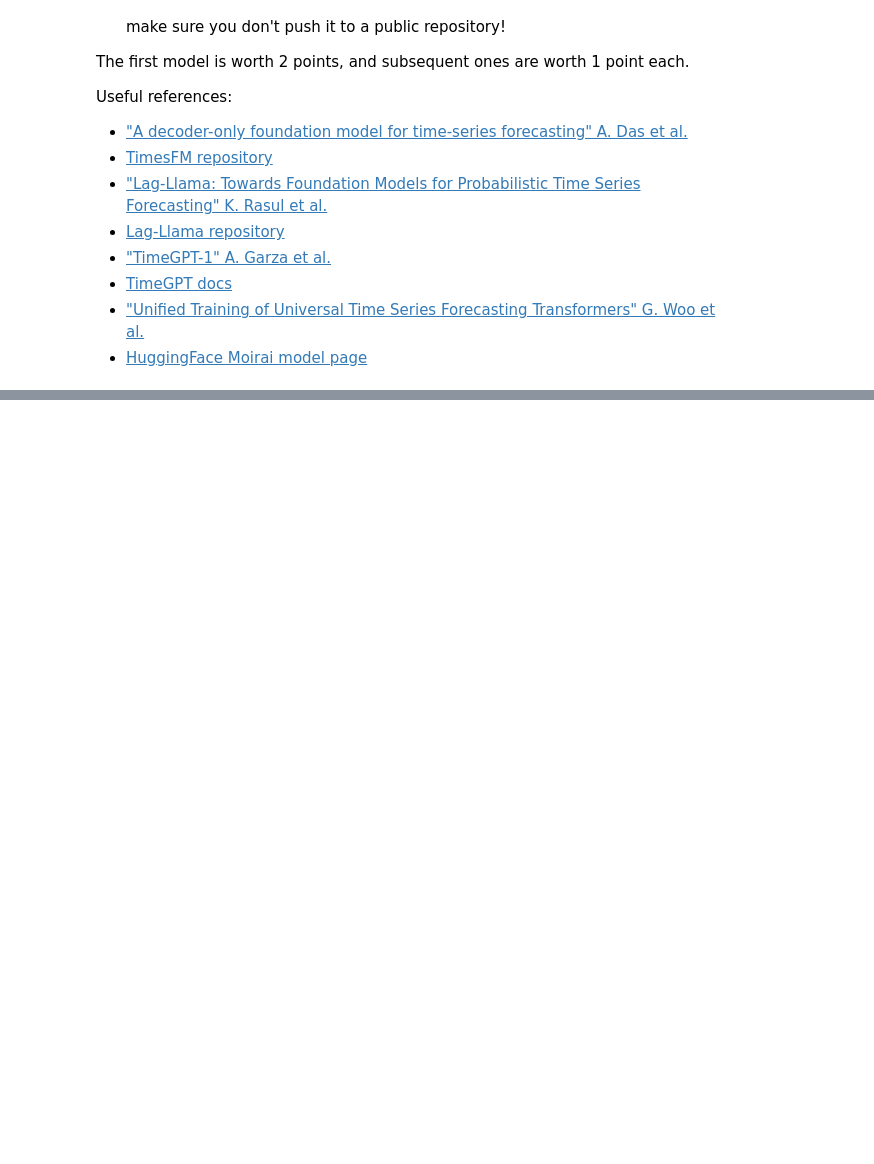
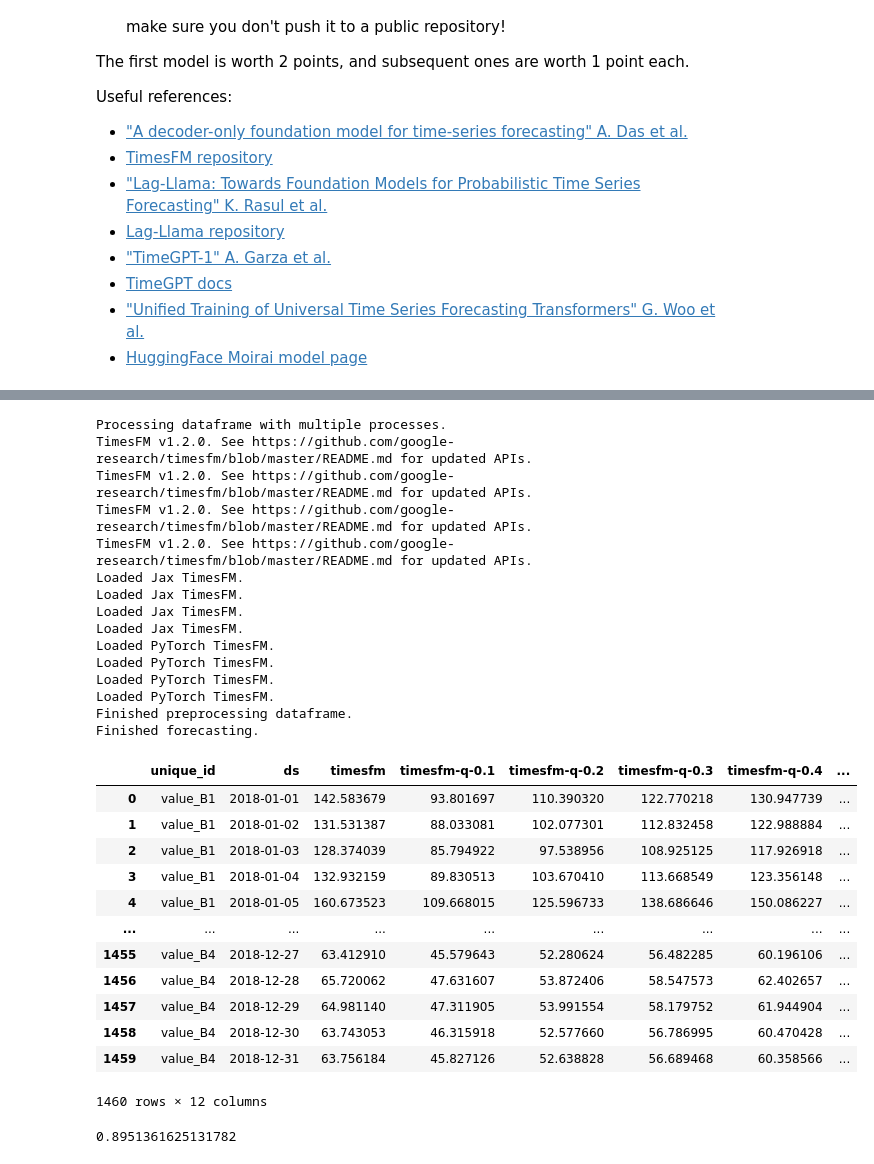
Before and after one commit to mwardynski/machine-learning, a Jupyter notebook: lab4-5/lab5.ipynb, the cells around one changed output, grey strips where cells are left out. Saved outputs shown, nothing was run; the diff lists cells and outputs as text; code cells hidden in the pictures; blank space fills up the shorter version.

Commit message:
[lab5] use timesFM

```diff
--- a/lab4-5/lab5.ipynb
+++ b/lab4-5/lab5.ipynb
@@ -35,7 +35,7 @@ This dataset technically multivariate, but it has data from 4 different companie
 from sktime.utils.plotting import plot_series
 
 
-df_pasta = pd.read_csv("italian_pasta.csv")
+df_pasta = pd.read_csv("lab2_neural_models/italian_pasta.csv")
 for num in [1, 2, 3, 4]:
     company_qty_cols = [col for col in df_pasta.columns if col.startswith(f"QTY_B{num}")]
     df_pasta[f"value_B{num}"] = df_pasta[company_qty_cols].sum(axis="columns")
@@ -541,0 +568,57 @@ Useful references:
+# %%
+import timesfm
+
+tfm = timesfm.TimesFm(
+      hparams=timesfm.TimesFmHparams(
+          backend="gpu",
+          per_core_batch_size=32,
+          horizon_len=365,
+      ),
+      checkpoint=timesfm.TimesFmCheckpoint(
+          huggingface_repo_id="google/timesfm-1.0-200m-pytorch"),
+  )
+# %%
+df_pasta_train_long = wide_to_long_df(df_pasta_train)
+
+forecast_df = tfm.forecast_on_df(
+    inputs=df_pasta_train_long,
+    freq="D",
+    value_name="y",
+    num_jobs=-1,
+)
+
+forecast_df[['unique_id', 'ds', 'timesfm']]
+# %% [output]
+Processing dataframe with multiple processes.
+TimesFM v1.2.0. See https://github.com/google-research/timesfm/blob/master/README.md for updated APIs.
+TimesFM v1.2.0. See https://github.com/google-research/timesfm/blob/master/README.md for updated APIs.
+TimesFM v1.2.0. See https://github.com/google-research/timesfm/blob/master/README.md for updated APIs.
+TimesFM v1.2.0. See https://github.com/google-research/timesfm/blob/master/README.md for updated APIs.
+Loaded Jax TimesFM.
+Loaded Jax TimesFM.
+Loaded Jax TimesFM.
+Loaded Jax TimesFM.
+Loaded PyTorch TimesFM.
+Loaded PyTorch TimesFM.
+Loaded PyTorch TimesFM.
+Loaded PyTorch TimesFM.
+Finished preprocessing dataframe.
+Finished forecasting.
+|  | unique_id | ds | timesfm | timesfm-q-0.1 | timesfm-q-0.2 | timesfm-q-0.3 | timesfm-q-0.4 | ... |
+| 0 | value_B1 | 2018-01-01 | 142.583679 | 93.801697 | 110.390320 | 122.770218 | 130.947739 | ... |
+| 1 | value_B1 | 2018-01-02 | 131.531387 | 88.033081 | 102.077301 | 112.832458 | 122.988884 | ... |
+| 2 | value_B1 | 2018-01-03 | 128.374039 | 85.794922 | 97.538956 | 108.925125 | 117.926918 | ... |
+| 3 | value_B1 | 2018-01-04 | 132.932159 | 89.830513 | 103.670410 | 113.668549 | 123.356148 | ... |
+| 4 | value_B1 | 2018-01-05 | 160.673523 | 109.668015 | 125.596733 | 138.686646 | 150.086227 | ... |
+| ... | ... | ... | ... | ... | ... | ... | ... | ... |
+| 1455 | value_B4 | 2018-12-27 | 63.412910 | 45.579643 | 52.280624 | 56.482285 | 60.196106 | ... |
+| 1456 | value_B4 | 2018-12-28 | 65.720062 | 47.631607 | 53.872406 | 58.547573 | 62.402657 | ... |
+| 1457 | value_B4 | 2018-12-29 | 64.981140 | 47.311905 | 53.991554 | 58.179752 | 61.944904 | ... |
+| 1458 | value_B4 | 2018-12-30 | 63.743053 | 46.315918 | 52.577660 | 56.786995 | 60.470428 | ... |
+| 1459 | value_B4 | 2018-12-31 | 63.756184 | 45.827126 | 52.638828 | 56.689468 | 60.358566 | ... |
+1460 rows × 12 columns
+# %%
+df_pasta_pred = long_to_wide_df(forecast_df[['unique_id', 'ds', 'timesfm']])
+mean_absolute_scaled_error(y_true=df_pasta_test, y_pred=df_pasta_pred, y_train=df_pasta_train)
+# %% [output]
+0.8951361625131782
```
Also changed, not shown: parts of 3 cells of this notebook.
